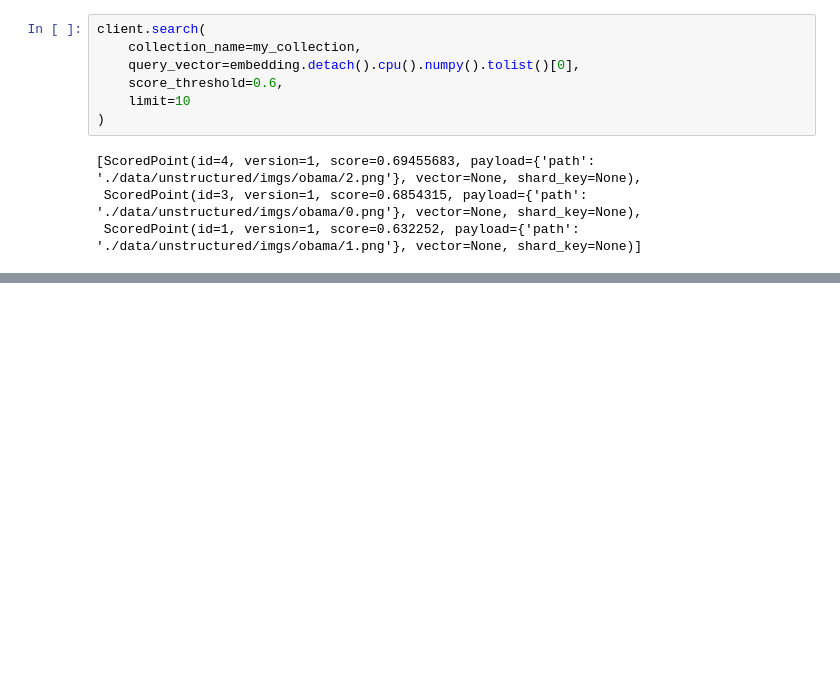
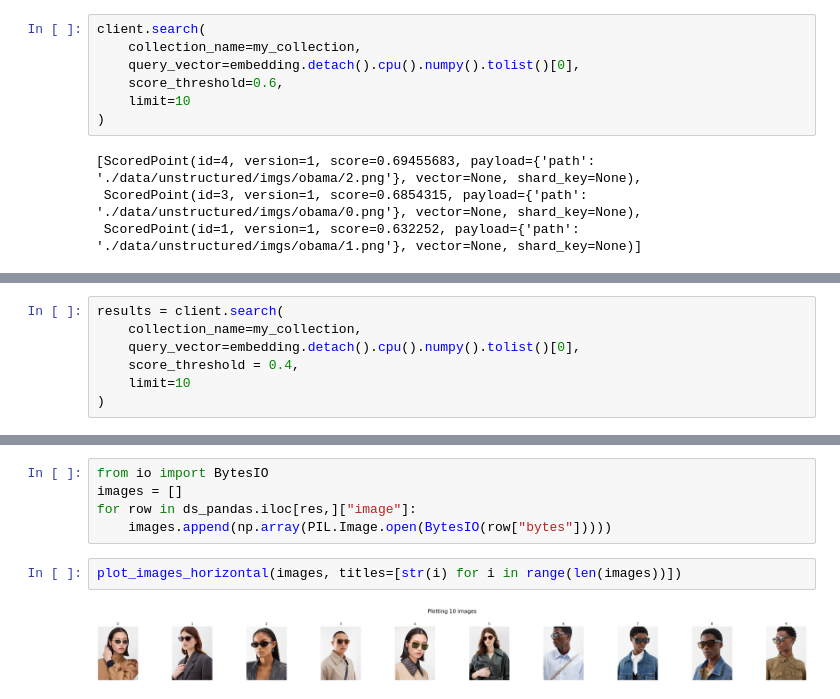
Before and after one commit to jolual2747/pycon-colombia-2024, a Jupyter notebook: notebooks/computer_vision.ipynb, the cells around one changed output, grey strips where cells are left out. Drawn from its saved outputs; the diff is of its cells as text; blank space fills up the shorter version.

```diff
--- a/notebooks/computer_vision.ipynb
+++ b/notebooks/computer_vision.ipynb
@@ -263,0 +264,7 @@ client.search(
+# %%
+results = client.search(
+    collection_name=my_collection,
+    query_vector=embedding.detach().cpu().numpy().tolist()[0],
+    score_threshold = 0.4,
+    limit=10
+)
@@ -263,0 +289,9 @@ client.search(
+# %%
+from io import BytesIO
+images = []
+for row in ds_pandas.iloc[res,]["image"]:
+    images.append(np.array(PIL.Image.open(BytesIO(row["bytes"]))))
+# %%
+plot_images_horizontal(images, titles=[str(i) for i in range(len(images))])
+# %% [output]
+[figure, added]
```
Also changed, not shown: parts of 34 cells of this notebook, 2 other files.
